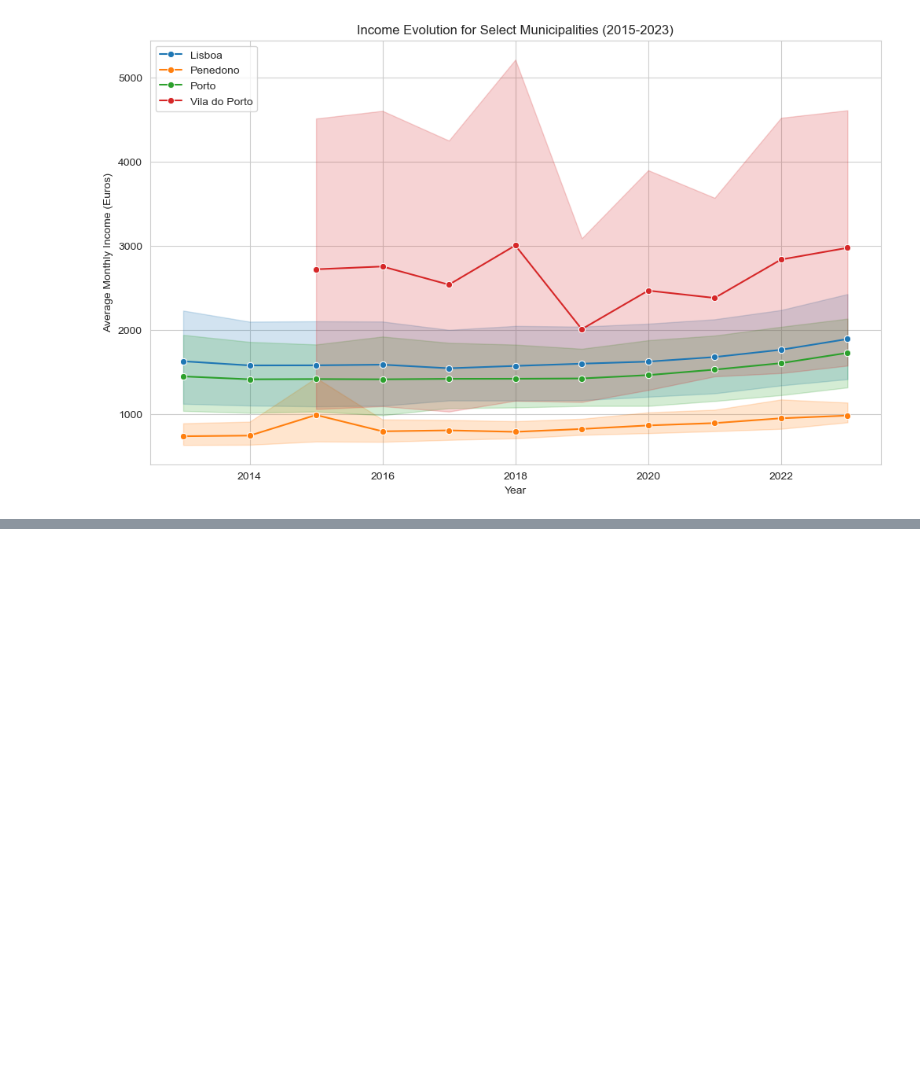
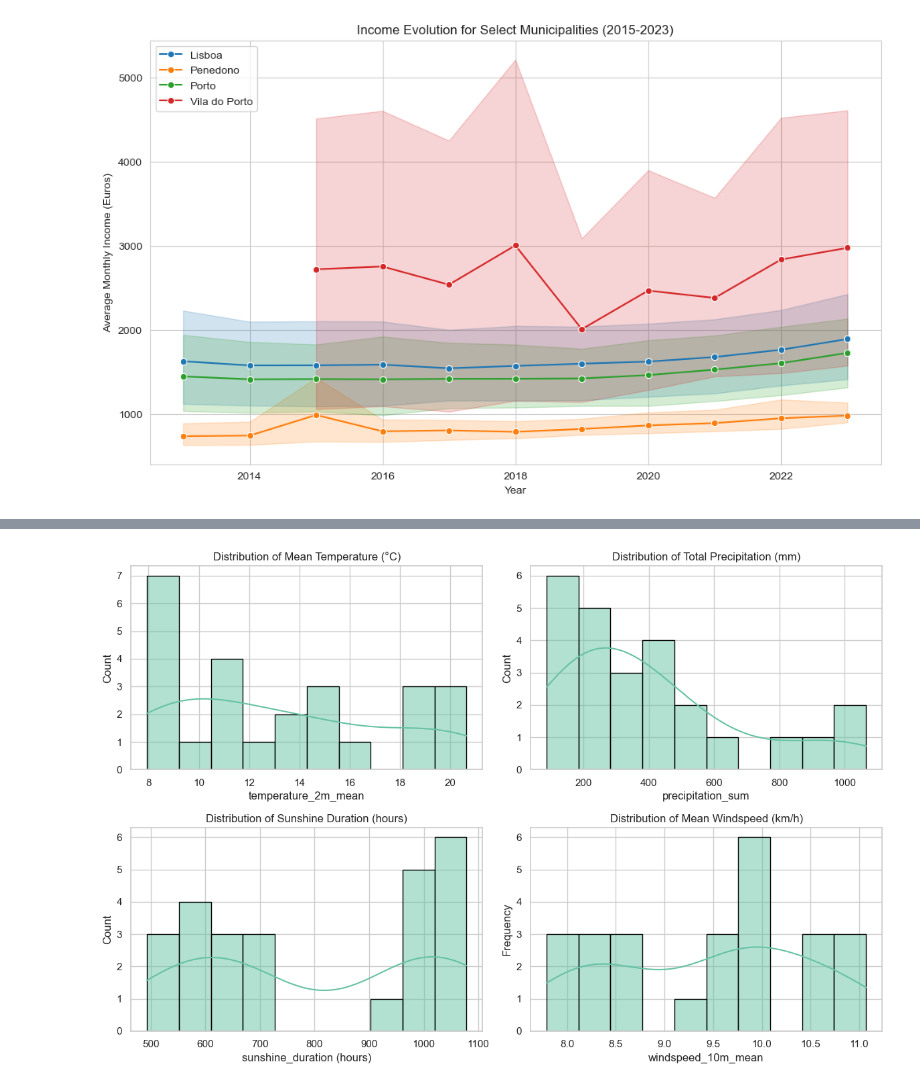
Before and after one commit to Shushunya/FCD-housing-prices, a Jupyter notebook: main_notebook.ipynb, the cells around one changed output, grey strips where cells are left out. Cells and saved outputs as stored; diff of their text form; code cells hidden in the pictures; blank space fills up the shorter version.

```diff
--- a/main_notebook.ipynb
+++ b/main_notebook.ipynb
@@ -630,0 +746,28 @@ plt.show()
+# %%
+cols = ["temperature_2m_mean", "precipitation_sum", "sunshine_duration", "windspeed_10m_mean"]
+plot_titles = {
+    "temperature_2m_mean": "Distribution of Mean Temperature (°C)",
+    "precipitation_sum": "Distribution of Total Precipitation (mm)",
+    "sunshine_duration": "Distribution of Sunshine Duration (hours)",
+    "windspeed_10m_mean": "Distribution of Mean Windspeed (km/h)"
+}
+data = north_weather[cols]
+
+sns.set(style="whitegrid", palette="Set2")
+plt.figure(figsize=(12, 8))
+
+for i, col in enumerate(cols, 1):
+    plt.subplot(2, 2, i)
+    if col == "sunshine_duration":
+        sns.histplot(data[col] / 3600, bins=10, kde=True, edgecolor="black")  # Convert seconds to hours
+        plt.title(plot_titles[col])
+        plt.xlabel(f"{col} (hours)")
+    else:
+        sns.histplot(data[col], bins=10, kde=True, edgecolor="black")
+        plt.title(plot_titles[col])
+        plt.xlabel(col)
+plt.ylabel("Frequency")
+plt.tight_layout()
+plt.show()
+# %% [output]
+[figure, added]
```
Also changed, not shown: parts of 14 cells of this notebook.
